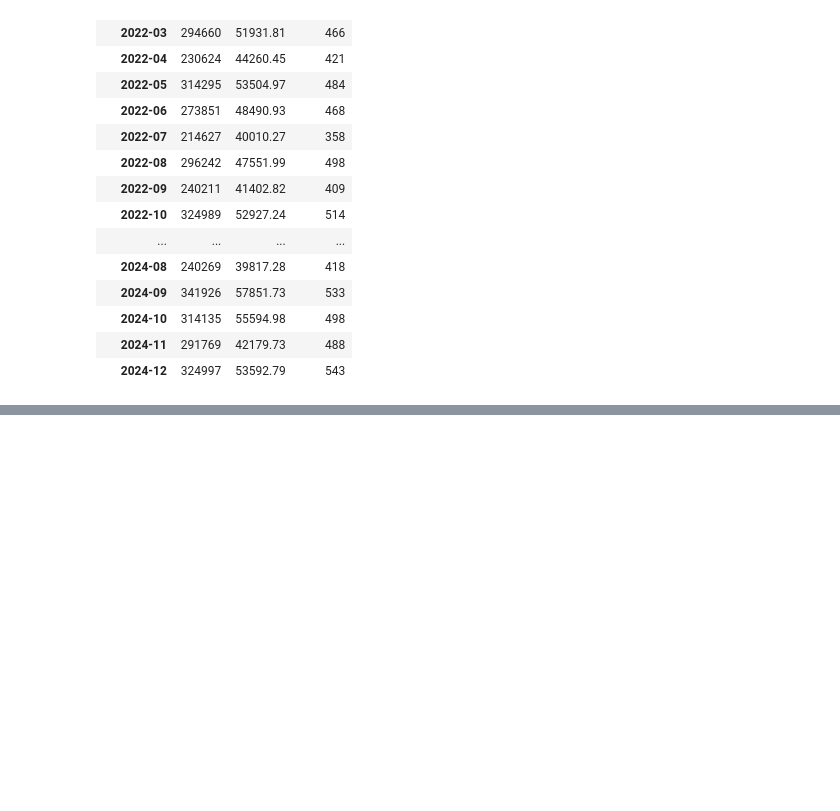
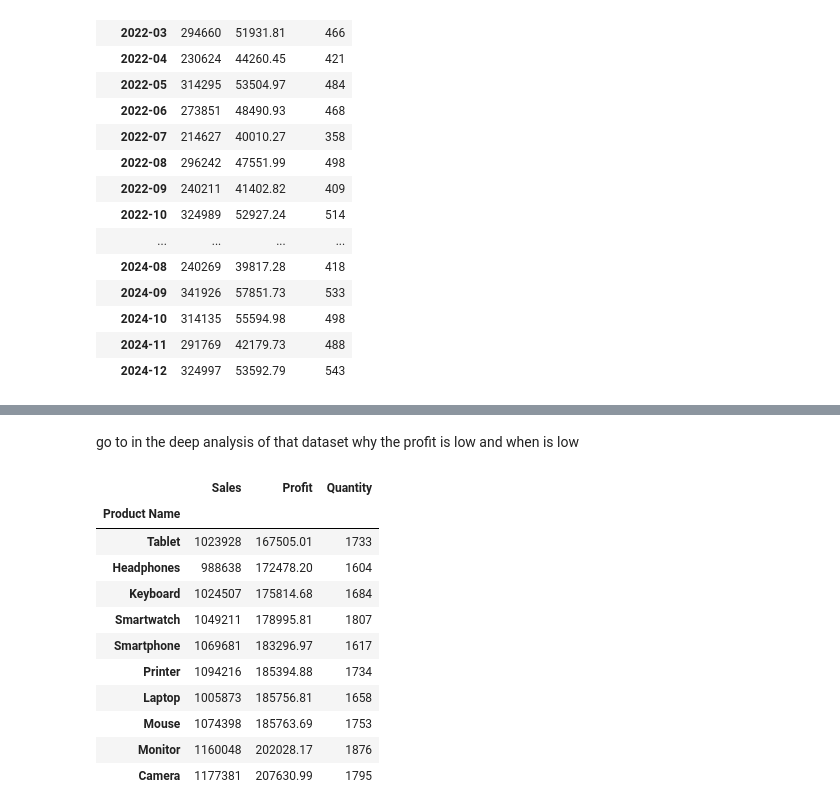
Before and after one commit to lakshyasinghal08/E-commerce-Sales--Analysis, a Jupyter notebook: analyse.ipynb, the cells around one changed output, grey strips where cells are left out. Cells and saved outputs as stored; diff of their text form; code cells hidden in the pictures; blank space fills up the shorter version.

```diff
--- a/analyse.ipynb
+++ b/analyse.ipynb
@@ -124,0 +181,17 @@ monthly_kpi
+# %% [markdown]
+go to in the deep analysis of that dataset why the profit is low and when is low
+# %%
+df.groupby('Product Name')[['Sales','Profit','Quantity']].sum().sort_values('Profit').head(10)
+# %% [output]
+|  | Sales | Profit | Quantity |
+| Product Name |  |  |  |
+| Tablet | 1023928 | 167505.01 | 1733 |
+| Headphones | 988638 | 172478.20 | 1604 |
+| Keyboard | 1024507 | 175814.68 | 1684 |
+| Smartwatch | 1049211 | 178995.81 | 1807 |
+| Smartphone | 1069681 | 183296.97 | 1617 |
+| Printer | 1094216 | 185394.88 | 1734 |
+| Laptop | 1005873 | 185756.81 | 1658 |
+| Mouse | 1074398 | 185763.69 | 1753 |
+| Monitor | 1160048 | 202028.17 | 1876 |
+| Camera | 1177381 | 207630.99 | 1795 |
```
Also changed, not shown: parts of 8 cells of this notebook, 1 other file.
